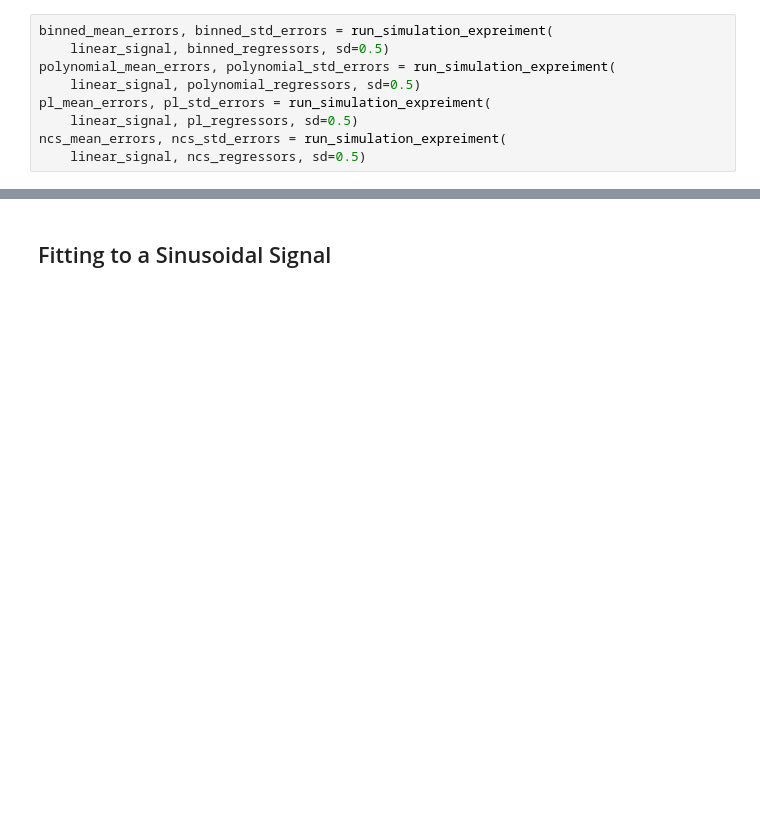
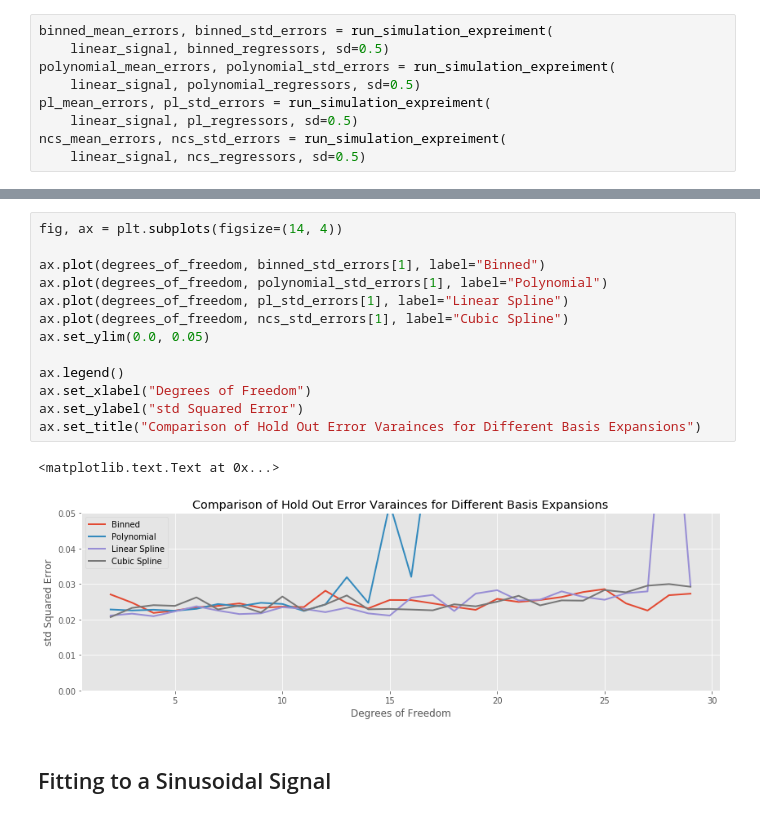
Before and after one commit to madrury/basis-expansions, a Jupyter notebook: basis-expansion-regressions.ipynb, the cells around one changed output, grey strips where cells are left out. Drawn from its saved outputs; the diff is of its cells as text; blank space fills up the shorter version.

Commit message:
Add new comparison images of hold out error variances.

```diff
--- a/basis-expansion-regressions.ipynb
+++ b/basis-expansion-regressions.ipynb
@@ -493,3 +493,19 @@ ax.set_title("Comparison of Hold Out Error for Different Basis Expansions")
+# %%
+fig, ax = plt.subplots(figsize=(14, 4))
+
+ax.plot(degrees_of_freedom, binned_std_errors[1], label="Binned")
+ax.plot(degrees_of_freedom, polynomial_std_errors[1], label="Polynomial")
+ax.plot(degrees_of_freedom, pl_std_errors[1], label="Linear Spline")
+ax.plot(degrees_of_freedom, ncs_std_errors[1], label="Cubic Spline")
+ax.set_ylim(0.0, 0.05)
+
+ax.legend()
+ax.set_xlabel("Degrees of Freedom")
+ax.set_ylabel("std Squared Error")
+ax.set_title("Comparison of Hold Out Error Varainces for Different Basis Expansions")
+# %% [output]
+<matplotlib.text.Text at 0x...>
+[figure, added]
 # %% [markdown]
 ## Fitting to a Sinusoidal Signal
 # %%
```
Also changed, not shown: parts of 40 cells of this notebook, 1 other file.
